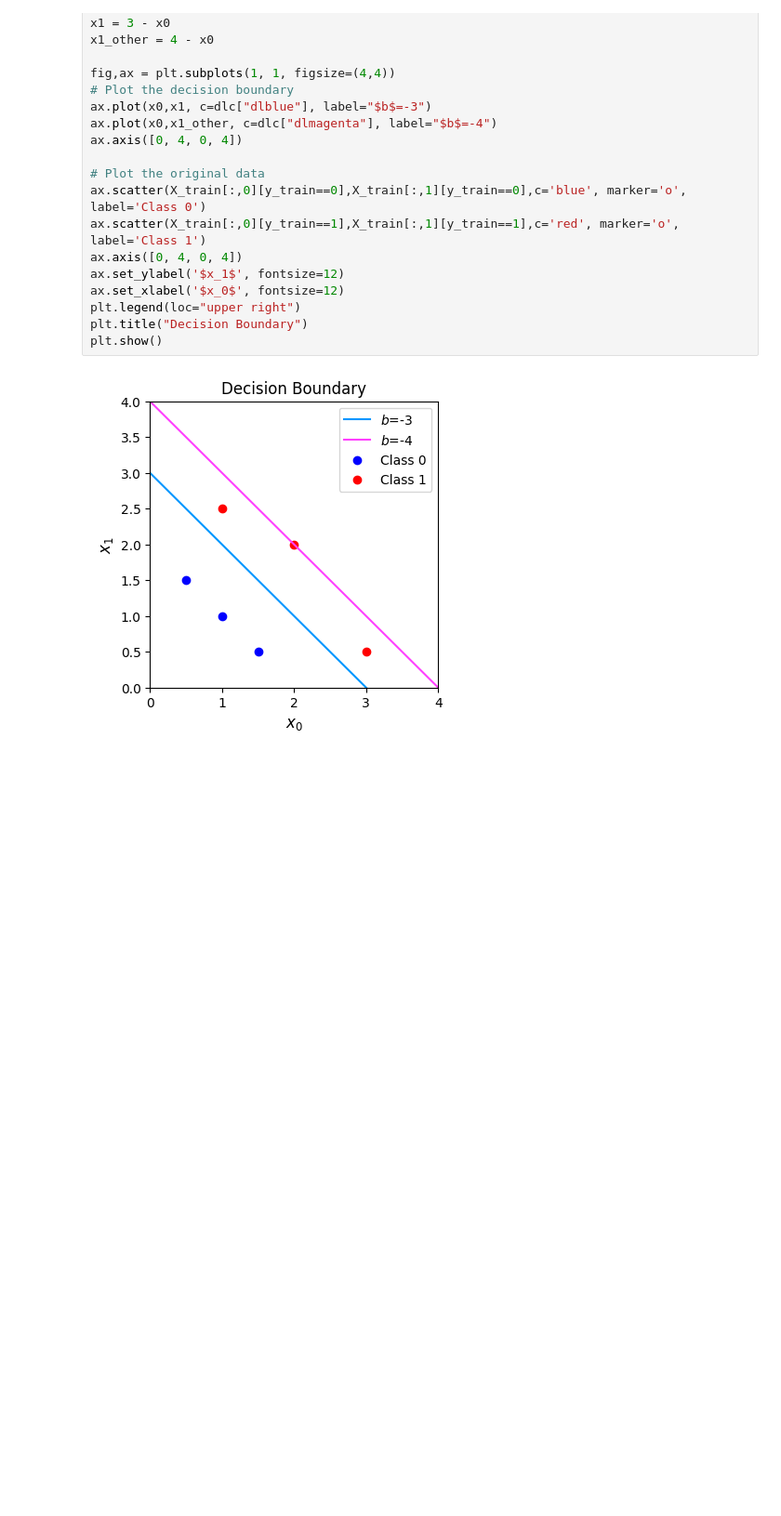
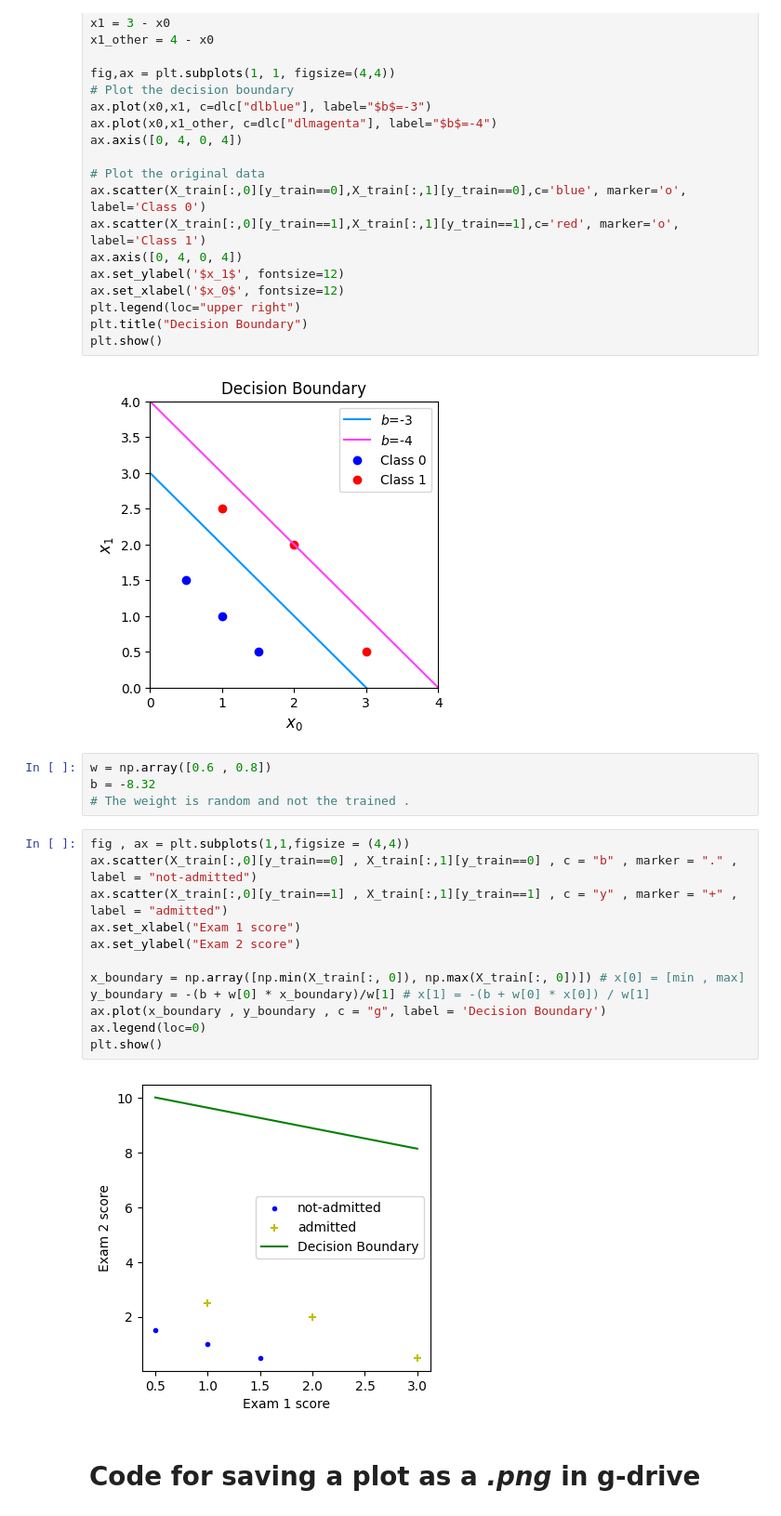
Before and after one commit to AshishRaj04/Matplotlib-Hacks, a Jupyter notebook: matplotlib.ipynb, the cells around one changed output. Shown: that part at 93% size. Cells and saved outputs as stored; diff of their text form; blank space fills up the shorter version.

```diff
--- a/matplotlib.ipynb
+++ b/matplotlib.ipynb
@@ -84,3 +89,23 @@ plt.title("Decision Boundary")
 plt.show()
 # %% [output]
 [figure]
+# %%
+w = np.array([0.6 , 0.8])
+b = -8.32
+# The weight is random and not the trained .
+# %%
+fig , ax = plt.subplots(1,1,figsize = (4,4))
+ax.scatter(X_train[:,0][y_train==0] , X_train[:,1][y_train==0] , c = "b" , marker = "." , label = "not-admitted")
+ax.scatter(X_train[:,0][y_train==1] , X_train[:,1][y_train==1] , c = "y" , marker = "+" , label = "admitted")
+ax.set_xlabel("Exam 1 score")
+ax.set_ylabel("Exam 2 score")
+
+x_boundary = np.array([np.min(X_train[:, 0]), np.max(X_train[:, 0])]) # x[0] = [min , max]
+y_boundary = -(b + w[0] * x_boundary)/w[1] # x[1] = -(b + w[0] * x[0]) / w[1]
+ax.plot(x_boundary , y_boundary , c = "g", label = 'Decision Boundary')
+ax.legend(loc=0)
+plt.show()
+# %% [output]
+[figure, added]
+# %% [markdown]
+# Code for saving a plot as a ***.png*** in g-drive
```
Also changed, not shown: parts of 5 cells of this notebook.
